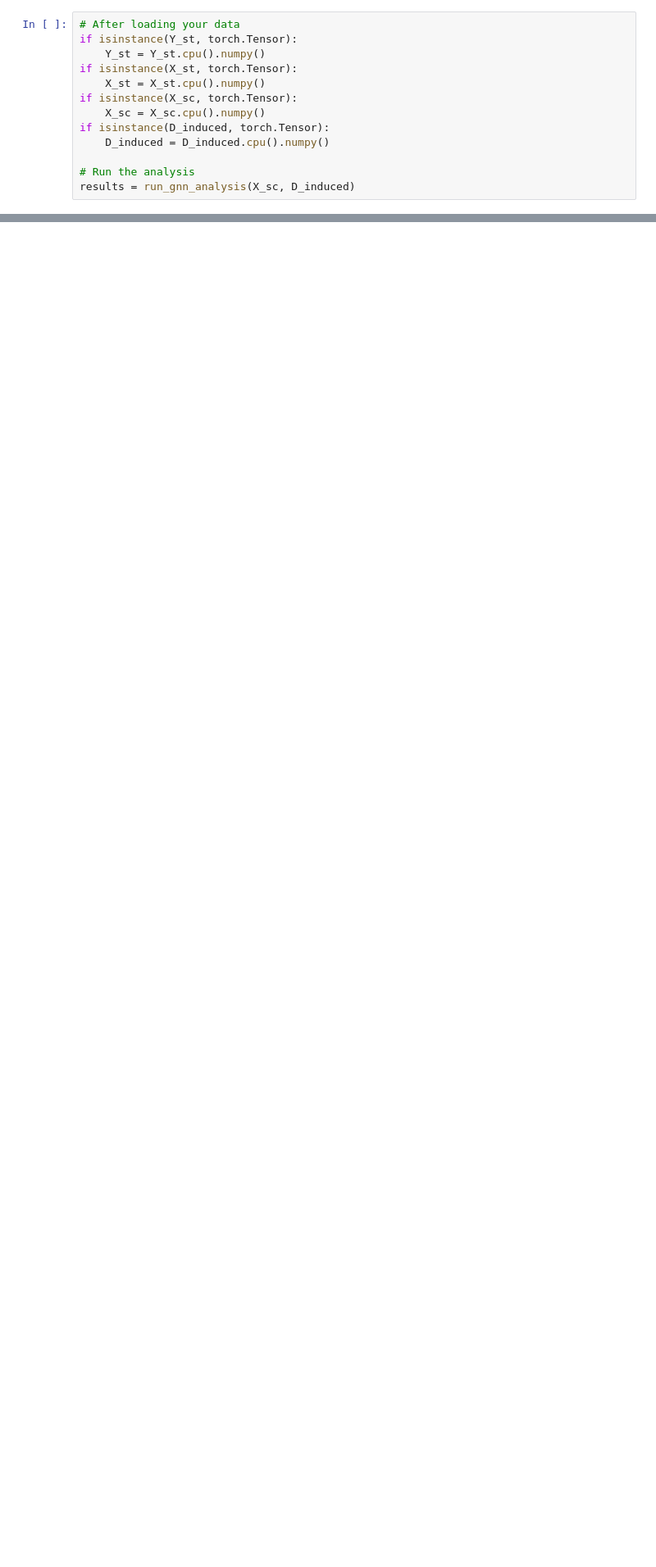
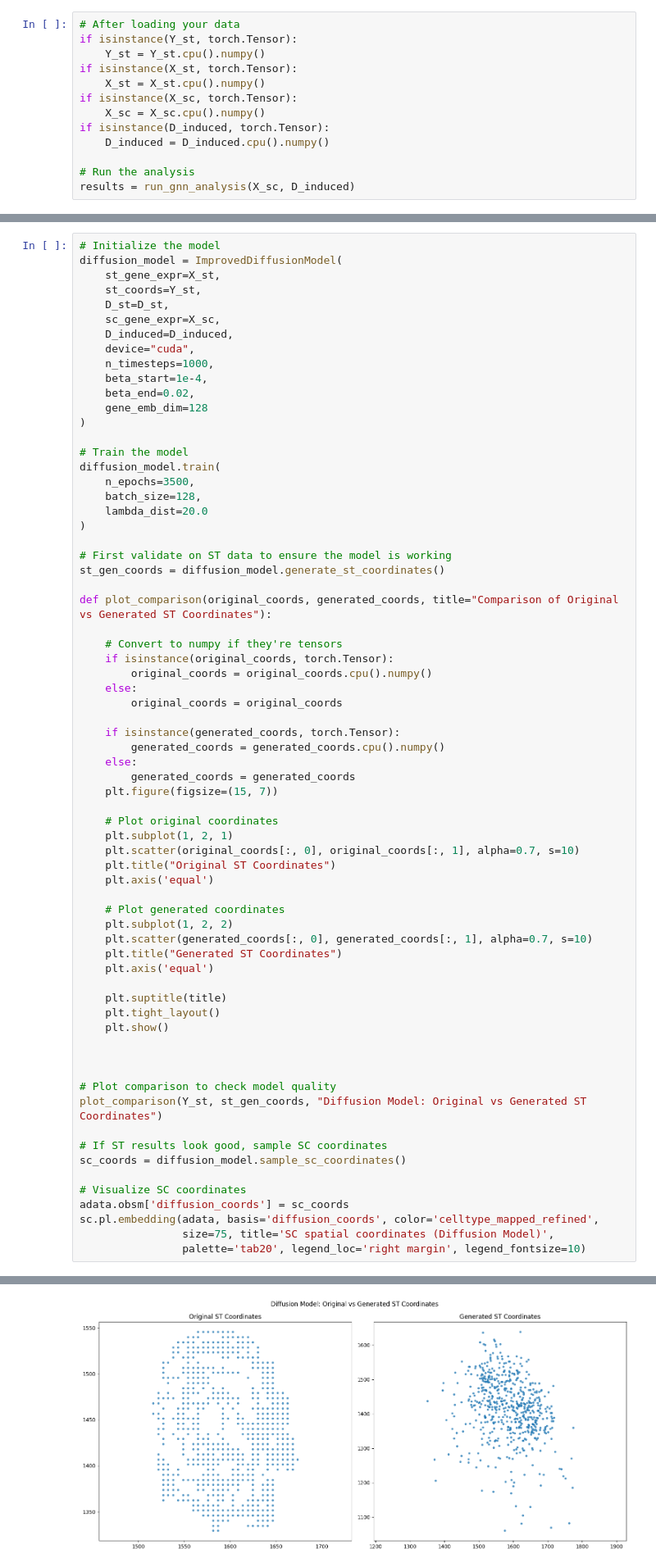
Before and after one commit to ehtesam3154/sc_st, a Jupyter notebook: gw_ot_v3.ipynb, the cells around one changed output, grey strips where cells are left out. Shown at 82% size. Cells and saved outputs as stored; diff of their text form; blank space fills up the shorter version.

```diff
--- a/gw_ot_v3.ipynb
+++ b/gw_ot_v3.ipynb
@@ -1158,0 +2519,69 @@ results = run_gnn_analysis(X_sc, D_induced)
+# %%
+# Initialize the model
+diffusion_model = ImprovedDiffusionModel(
+    st_gene_expr=X_st,
+    st_coords=Y_st,
+    D_st=D_st,
+    sc_gene_expr=X_sc,
+    D_induced=D_induced,
+    device="cuda",
+    n_timesteps=1000,
+    beta_start=1e-4,
+    beta_end=0.02,
+    gene_emb_dim=128
+)
+
+# Train the model
+diffusion_model.train(
+    n_epochs=3500,
+    batch_size=128,
+    lambda_dist=20.0
+)
+
+# First validate on ST data to ensure the model is working
+st_gen_coords = diffusion_model.generate_st_coordinates()
+
+def plot_comparison(original_coords, generated_coords, title="Comparison of Original vs Generated ST Coordinates"):
+
+    # Convert to numpy if they're tensors
+    if isinstance(original_coords, torch.Tensor):
+        original_coords = original_coords.cpu().numpy()
+    else:
+        original_coords = original_coords
+
+    if isinstance(generated_coords, torch.Tensor):
+        generated_coords = generated_coords.cpu().numpy()
+    else:
+        generated_coords = generated_coords
+    plt.figure(figsize=(15, 7))
+
+    # Plot original coordinates
+    plt.subplot(1, 2, 1)
+    plt.scatter(original_coords[:, 0], original_coords[:, 1], alpha=0.7, s=10)
+    plt.title("Original ST Coordinates")
+    plt.axis('equal')
+
+    # Plot generated coordinates
+    plt.subplot(1, 2, 2)
+    plt.scatter(generated_coords[:, 0], generated_coords[:, 1], alpha=0.7, s=10)
+    plt.title("Generated ST Coordinates")
+    plt.axis('equal')
+
+    plt.suptitle(title)
+    plt.tight_layout()
+    plt.show()
+
+
+
+# Plot comparison to check model quality
+plot_comparison(Y_st, st_gen_coords, "Diffusion Model: Original vs Generated ST Coordinates")
+
+# If ST results look good, sample SC coordinates
+sc_coords = diffusion_model.sample_sc_coordinates()
+
+# Visualize SC coordinates
+adata.obsm['diffusion_coords'] = sc_coords
+sc.pl.embedding(adata, basis='diffusion_coords', color='celltype_mapped_refined',
+                size=75, title='SC spatial coordinates (Diffusion Model)',
+                palette='tab20', legend_loc='right margin', legend_fontsize=10)
+# %% [output]
@@ -1158,0 +2606 @@ results = run_gnn_analysis(X_sc, D_induced)
+[figure, added]
```
Also changed, not shown: parts of 25 cells of this notebook, 6 other files.
